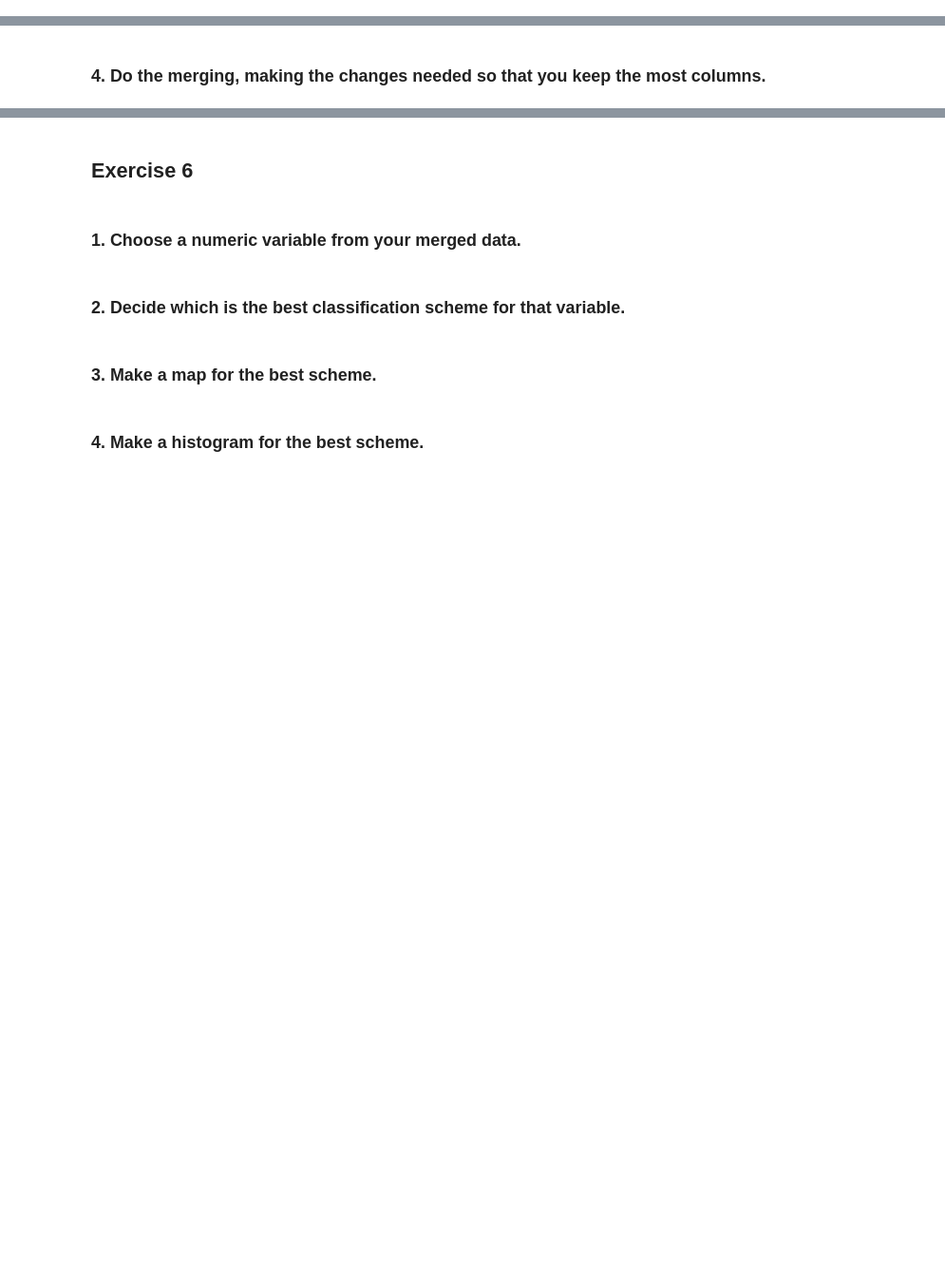
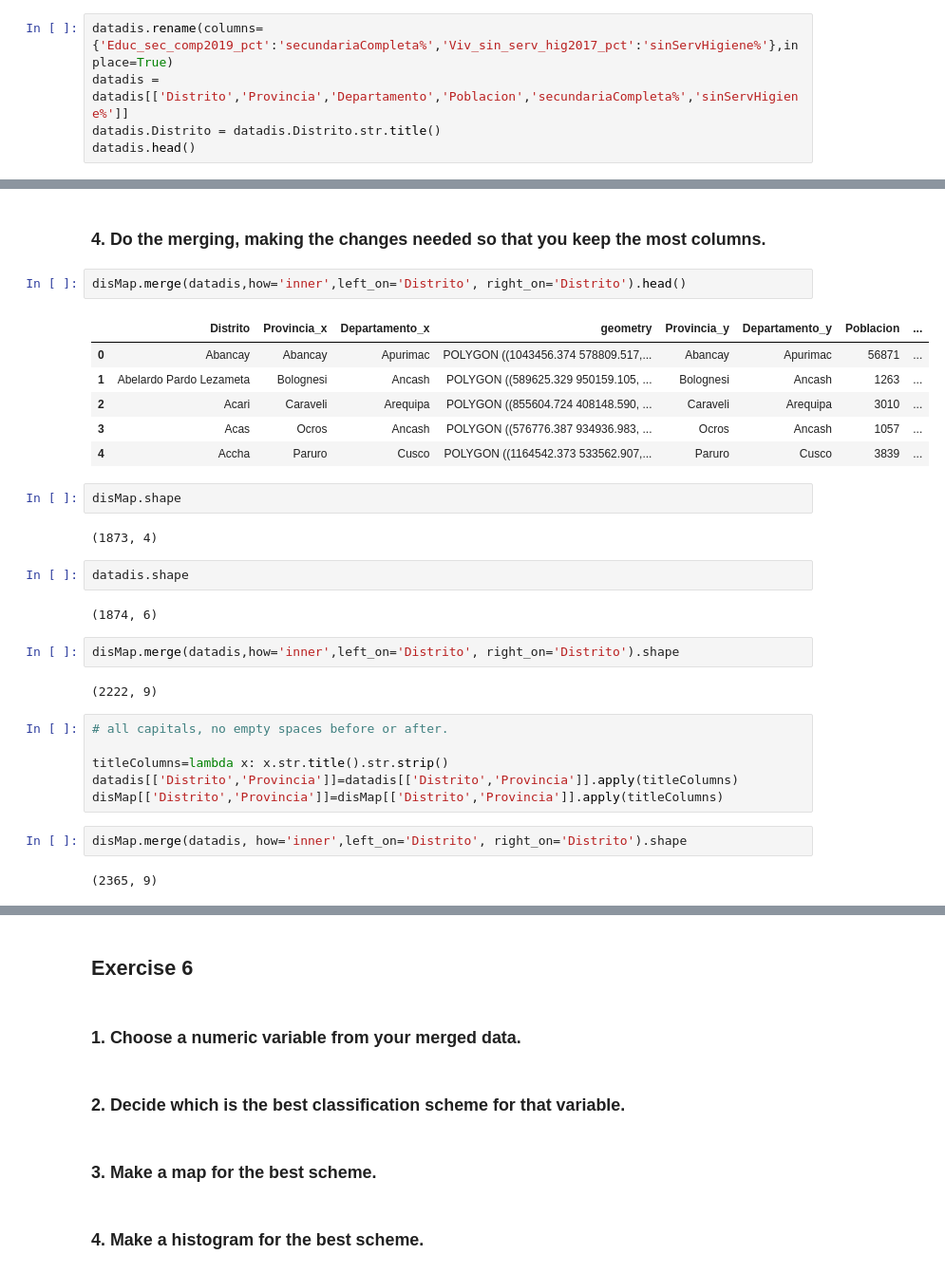
Before and after one commit to IntroSpatialDataScience/MiningGDFProject2, a Jupyter notebook: Ev-p2.ipynb, the cells around one changed output, grey strips where cells are left out. Shown at 95% size. Saved outputs shown, nothing was run; the diff lists cells and outputs as text; blank space fills up the shorter version.

```diff
--- a/Ev-p2.ipynb
+++ b/Ev-p2.ipynb
@@ -23,2 +92,7 @@ peruMun = gpd.read_file(peruMaps,layer="mun")
 # %% [markdown]
 ### 3. Preprocess both tables and get them ready for merging.
+# %%
+datadis.rename(columns={'Educ_sec_comp2019_pct':'secundariaCompleta%','Viv_sin_serv_hig2017_pct':'sinServHigiene%'},inplace=True)
+datadis = datadis[['Distrito','Provincia','Departamento','Poblacion','secundariaCompleta%','sinServHigiene%']]
+datadis.Distrito = datadis.Distrito.str.title()
+datadis.head()
@@ -25,2 +106,33 @@ peruMun = gpd.read_file(peruMaps,layer="mun")
 # %% [markdown]
 ### 4. Do the merging, making the changes needed so that you keep the most columns.
+# %%
+disMap.merge(datadis,how='inner',left_on='Distrito', right_on='Distrito').head()
+# %% [output]
+|  | Distrito | Provincia_x | Departamento_x | geometry | Provincia_y | Departamento_y | Poblacion | ... |
+| 0 | Abancay | Abancay | Apurimac | POLYGON ((1043456.374 578809.517,... | Abancay | Apurimac | 56871 | ... |
+| 1 | Abelardo Pardo Lezameta | Bolognesi | Ancash | POLYGON ((589625.329 950159.105, ... | Bolognesi | Ancash | 1263 | ... |
+| 2 | Acari | Caraveli | Arequipa | POLYGON ((855604.724 408148.590, ... | Caraveli | Arequipa | 3010 | ... |
+| 3 | Acas | Ocros | Ancash | POLYGON ((576776.387 934936.983, ... | Ocros | Ancash | 1057 | ... |
+| 4 | Accha | Paruro | Cusco | POLYGON ((1164542.373 533562.907,... | Paruro | Cusco | 3839 | ... |
+# %%
+disMap.shape
+# %% [output]
+(1873, 4)
+# %%
+datadis.shape
+# %% [output]
+(1874, 6)
+# %%
+disMap.merge(datadis,how='inner',left_on='Distrito', right_on='Distrito').shape
+# %% [output]
+(2222, 9)
+# %%
+# all capitals, no empty spaces before or after.
+
+titleColumns=lambda x: x.str.title().str.strip()
+datadis[['Distrito','Provincia']]=datadis[['Distrito','Provincia']].apply(titleColumns)
+disMap[['Distrito','Provincia']]=disMap[['Distrito','Provincia']].apply(titleColumns)
+# %%
+disMap.merge(datadis, how='inner',left_on='Distrito', right_on='Distrito').shape
+# %% [output]
+(2365, 9)
```
Also changed, not shown: parts of 19 cells of this notebook.
